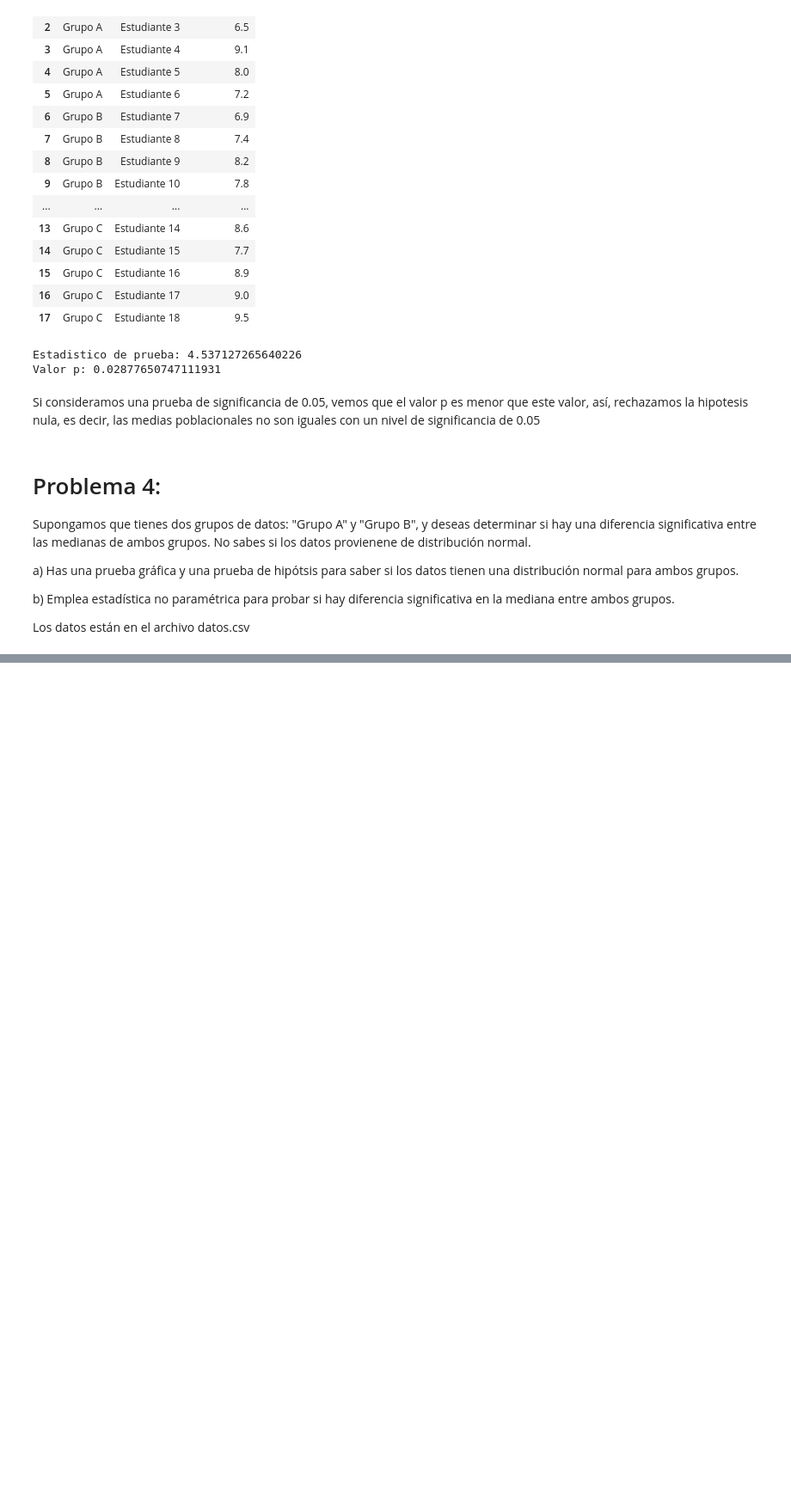
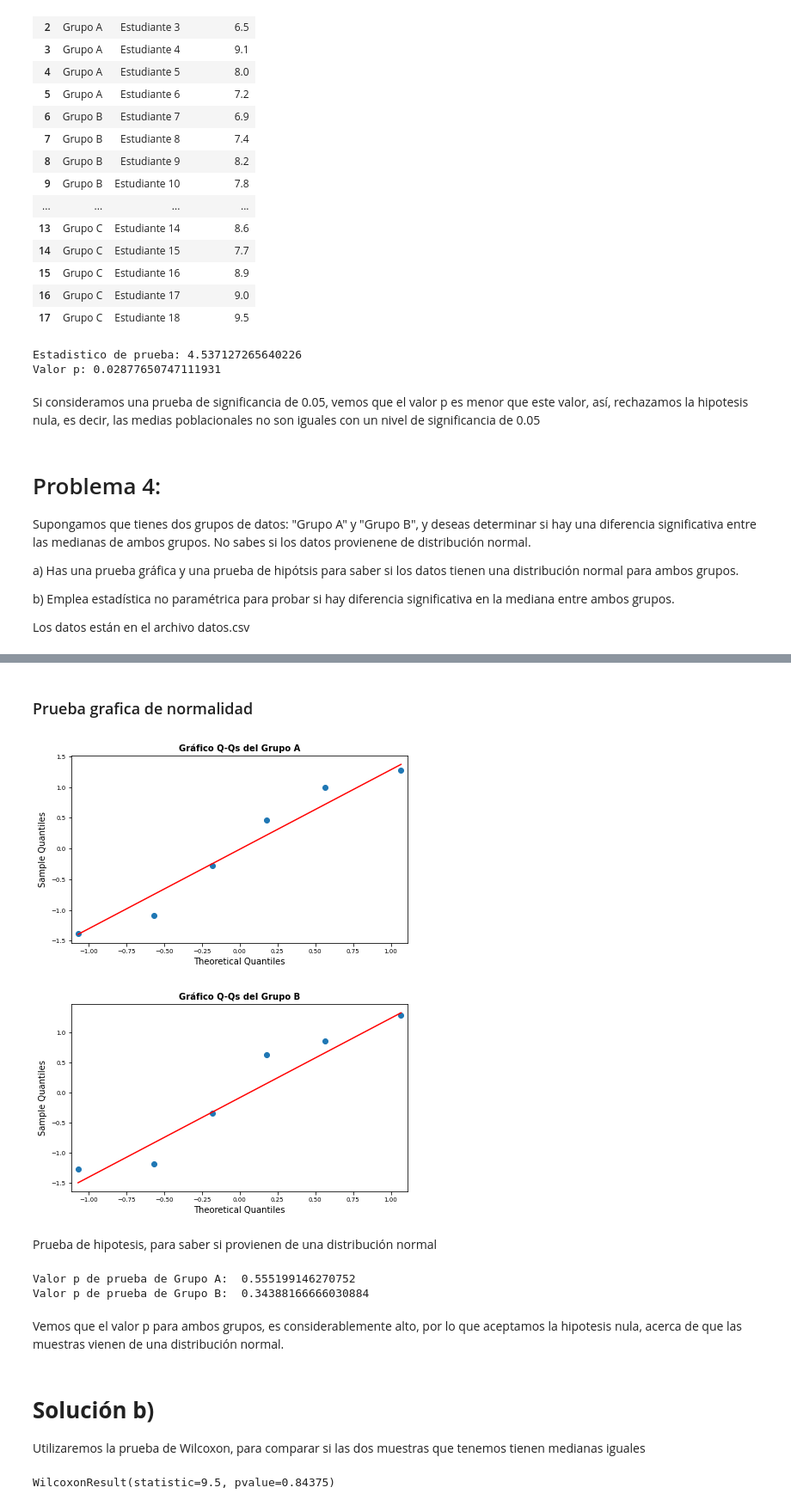
Before and after one commit to HugoMagos0725/Analisis_de_datos, a Jupyter notebook: Tarea_2_Inferencia_Estadistica.ipynb, the cells around one changed output, grey strips where cells are left out. Shown: that part at 86% size. Saved outputs shown, nothing was run; the diff lists cells and outputs as text; code cells hidden in the pictures; blank space fills up the shorter version.

Commit message:
Solución del ejercicio 4. No se presento ningún problema, solo es recordar lo visto en clase.

```diff
--- a/Tarea_2_Inferencia_Estadistica.ipynb
+++ b/Tarea_2_Inferencia_Estadistica.ipynb
@@ -283,0 +286,3 @@ Los datos están en el archivo datos.csv
+# %%
+df1=pd.read_csv('/content/drive/MyDrive/datos.csv')
+df1
@@ -283,0 +303,43 @@ Los datos están en el archivo datos.csv
+# %%
+a=df1[df1['Grupo']=='Grupo A']['Datos'].to_list()
+b=df1[df1['Grupo']=='Grupo B']['Datos'].to_list()
+# %% [markdown]
+### Prueba grafica de normalidad
+# %%
+import statsmodels.api as sm
+
+def grafico(a,b):
+  fig, ax = plt.subplots(figsize=(7,4))
+  sm.qqplot(np.array(a), fit   = True, line  = 'q', ax    = ax)
+  ax.set_title('Gráfico Q-Qs del '+b, fontsize = 10,
+             fontweight = "bold")
+  ax.tick_params(labelsize = 7)
+
+grafico(a,'Grupo A')
+grafico(b,'Grupo B')
+# %% [output]
+[figure, added]
+[figure, added]
+# %% [markdown]
+Prueba de hipotesis, para saber si provienen de una distribución normal
+# %%
+shapiro_test_a=stats.shapiro(a)
+shapiro_test_b=stats.shapiro(b)
+
+print('Valor p de prueba de Grupo A: ',shapiro_test_a[1])
+print('Valor p de prueba de Grupo B: ',shapiro_test_b[1])
+# %% [output]
+Valor p de prueba de Grupo A:  0.555199146270752
+Valor p de prueba de Grupo B:  0.34388166666030884
+# %% [markdown]
+Vemos que el valor p para ambos grupos, es considerablemente alto, por lo que aceptamos la hipotesis nula, acerca de que las muestras vienen de una distribución normal.
+# %% [markdown]
+# **Solución b)**
+
+Utilizaremos la prueba de Wilcoxon, para comparar si las dos muestras que tenemos tienen medianas iguales
+# %%
+from scipy.stats import wilcoxon
+
+wilcoxon(a,b)
+# %% [output]
+WilcoxonResult(statistic=9.5, pvalue=0.84375)
```
Also changed, not shown: parts of 3 cells of this notebook.
